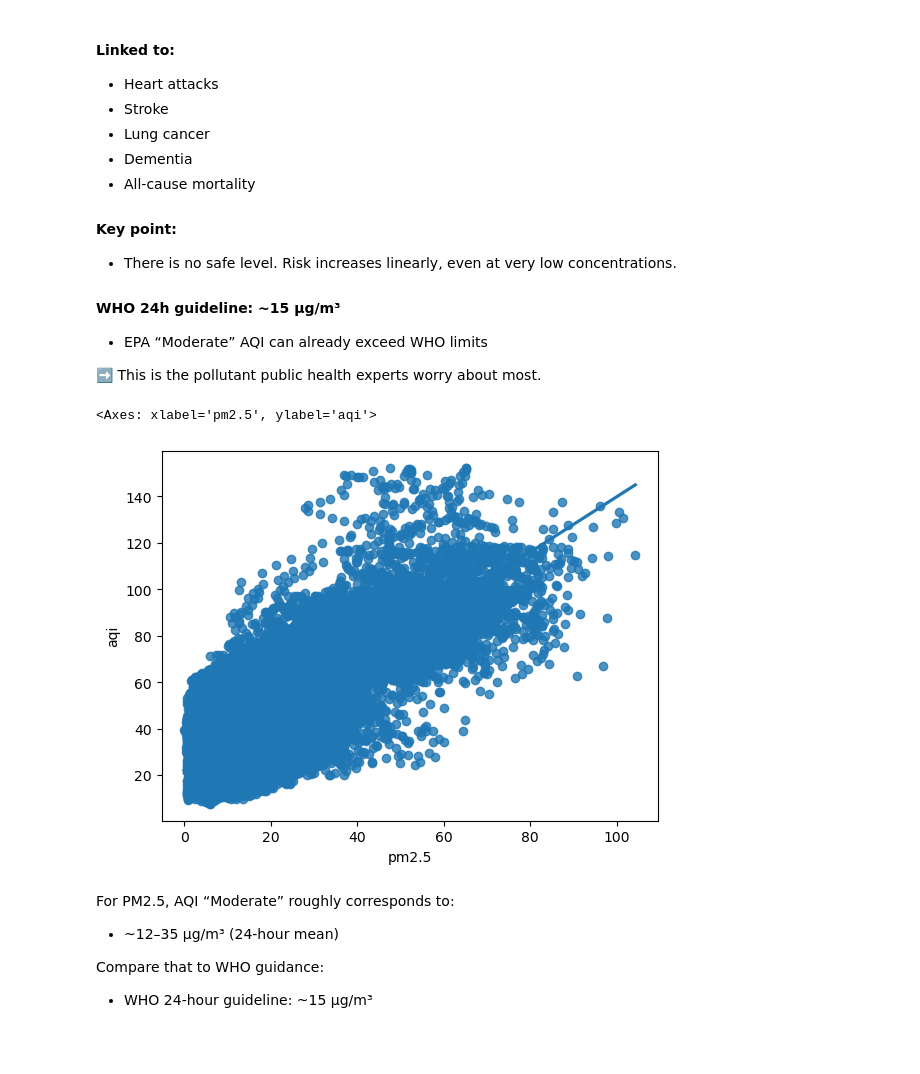
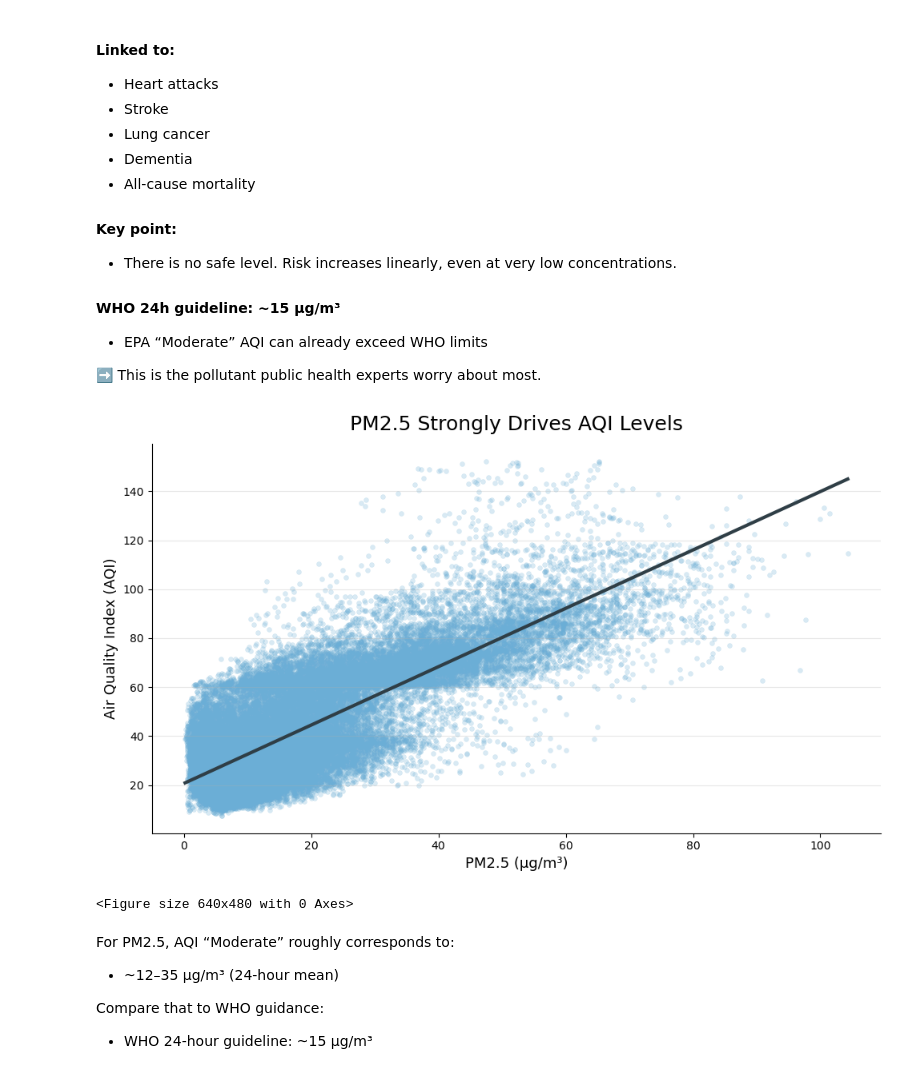
Before and after one commit to chandlershortlidge/end-to-end-project, a Jupyter notebook: notebooks/eda.ipynb, the cells around one changed output. Drawn from its saved outputs; the diff is of its cells as text; code cells hidden in the pictures; blank space fills up the shorter version.

```diff
--- a/notebooks/eda.ipynb
+++ b/notebooks/eda.ipynb
@@ -101,13 +103,48 @@ sns.regplot(x="no2", y="aqi", data=df)
 
 ➡️ This is the pollutant public health experts worry about most.
 # %%
-sns.regplot(x="pm2.5", y="aqi", data=df)
+plt.figure(figsize=(10, 6))
 
-# “PM2.5 is most strongly correlated with AQI
-# AQI is often driven by PM2.5, and PM2.5 is worst because of its biological impact and lack of a safe threshold.”
+sns.scatterplot(
+    data=df,
+    x="pm2.5",
+    y="aqi",
+    s=18,
+    alpha=0.25,
+    color="#6BAED6",
+    edgecolor=None
+)
+
+sns.regplot(
+    data=df,
+    x="pm2.5",
+    y="aqi",
+    scatter=False,
+    ci=None,
+    line_kws={"linewidth": 3, "color": "#2F3E46"}
+)
+
+plt.title("PM2.5 Strongly Drives AQI Levels", fontsize=18, pad=12)
+
+
+plt.xlabel("PM2.5 (µg/m³)", fontsize=13)
+plt.ylabel("Air Quality Index (AQI)", fontsize=13)
+
+plt.grid(axis="y", alpha=0.3)
+plt.grid(axis="x", visible=False)
+
+sns.despine()
+plt.tight_layout()
+plt.show()
+
+plt.savefig(
+    "aqi_pm25.png",
+    dpi=200,
+    bbox_inches="tight"
+)
 # %% [output]
+[figure, new version]
-<Axes: xlabel='pm2.5', ylabel='aqi'>
+<Figure size 640x480 with 0 Axes>
-[figure, old version]
 # %% [markdown]
 For PM2.5, AQI “Moderate” roughly corresponds to:
 
```
Also changed, not shown: parts of 29 cells of this notebook, 1 other file.
